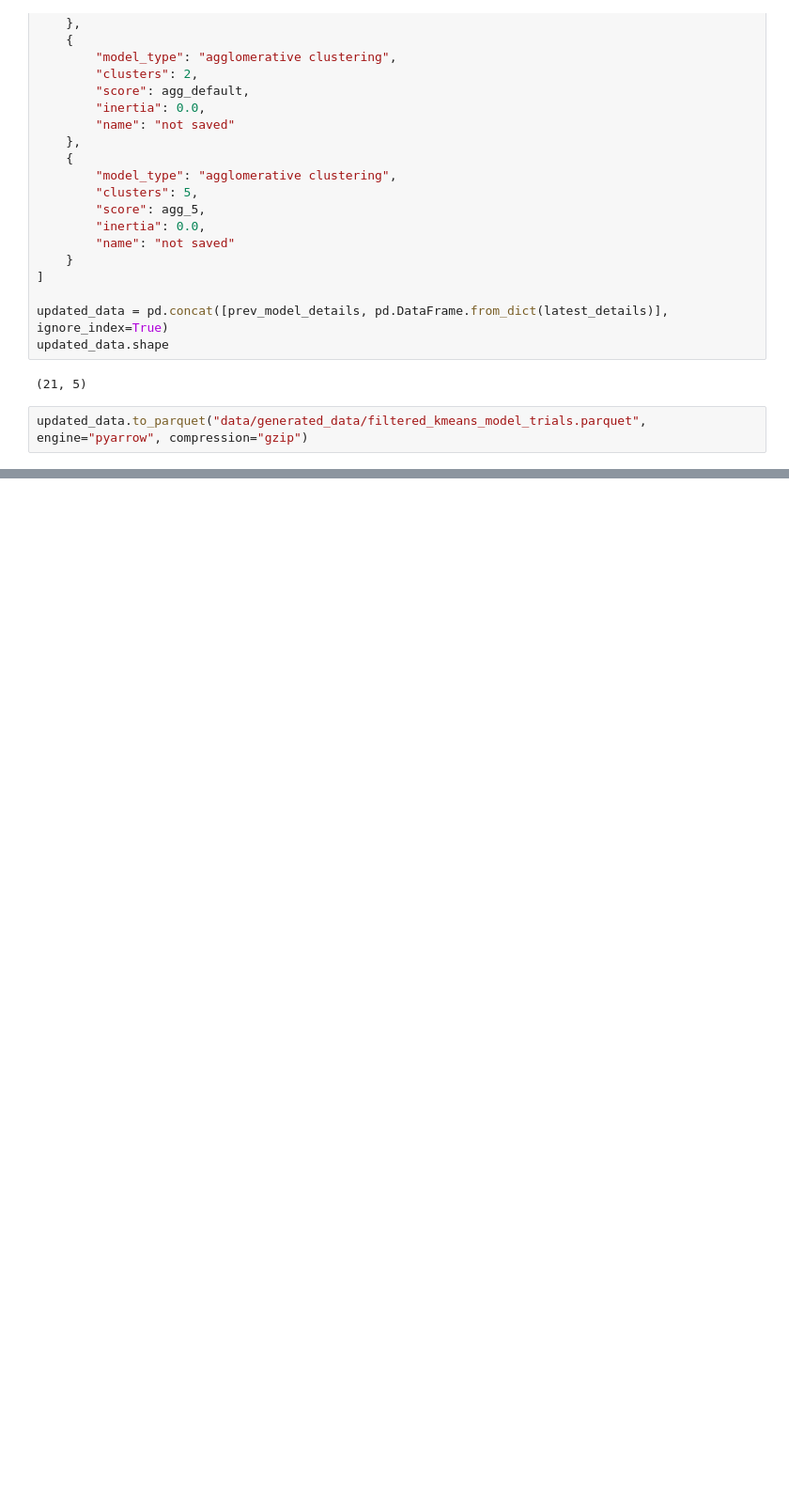
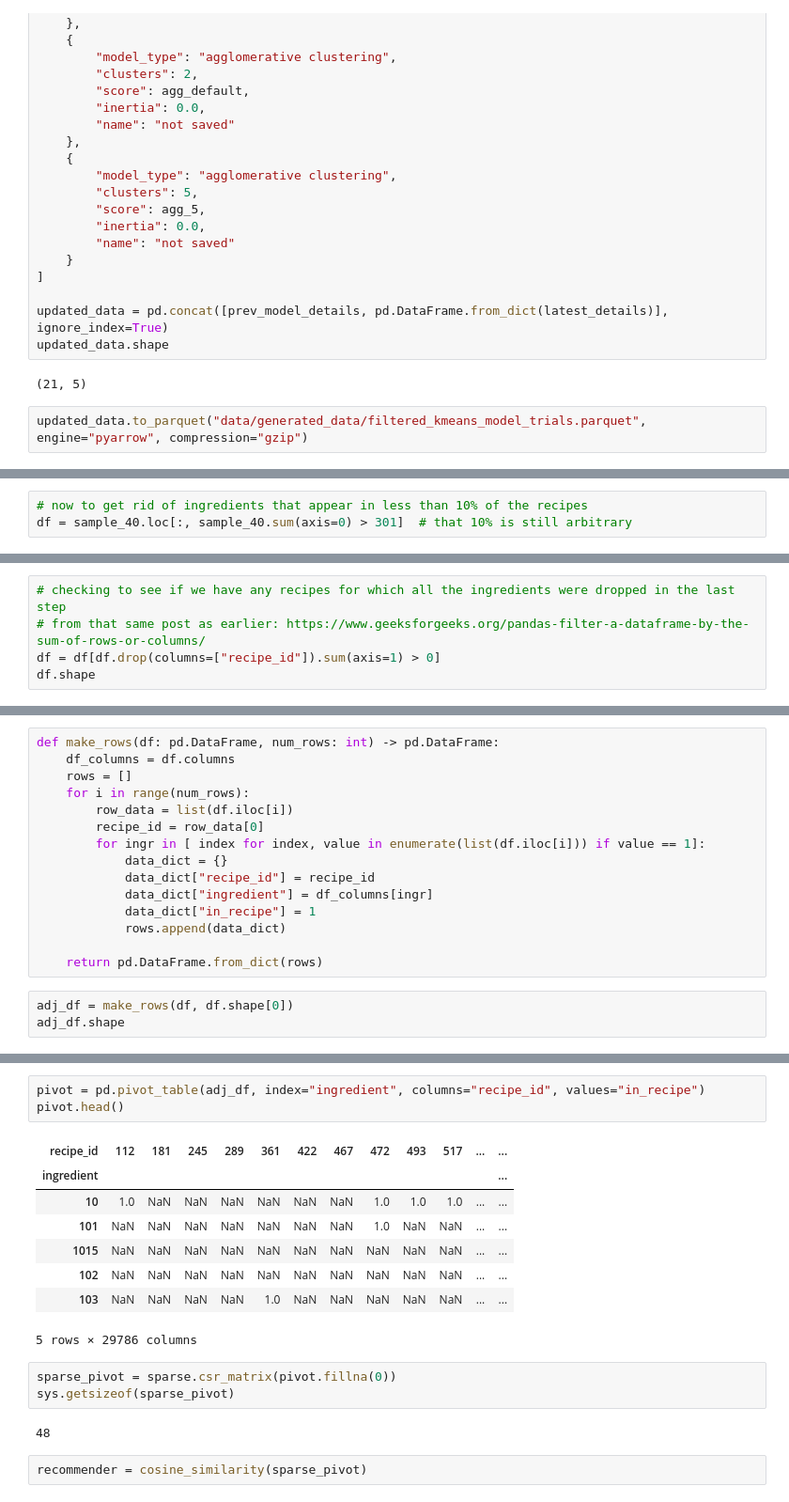
Before and after one commit to heath3conk/make-this, a Jupyter notebook: notebooks/cluster_model_trials.ipynb, the cells around one changed output, grey strips where cells are left out. Shown: that part at 94% size. Drawn from its saved outputs; the diff is of its cells as text; blank space fills up the shorter version.

Commit message:
App MVP & recommender model

```diff
--- a/notebooks/cluster_model_trials.ipynb
+++ b/notebooks/cluster_model_trials.ipynb
@@ -682,0 +728,3 @@ updated_data.to_parquet("data/generated_data/filtered_kmeans_model_trials.parque
+# %%
+# now to get rid of ingredients that appear in less than 10% of the recipes
+df = sample_40.loc[:, sample_40.sum(axis=0) > 301]  # that 10% is still arbitrary
@@ -682,0 +735,5 @@ updated_data.to_parquet("data/generated_data/filtered_kmeans_model_trials.parque
+# %%
+# checking to see if we have any recipes for which all the ingredients were dropped in the last step
+# from that same post as earlier: https://www.geeksforgeeks.org/pandas-filter-a-dataframe-by-the-sum-of-rows-or-columns/
+df = df[df.drop(columns=["recipe_id"]).sum(axis=1) > 0]
+df.shape
@@ -682,0 +746,18 @@ updated_data.to_parquet("data/generated_data/filtered_kmeans_model_trials.parque
+# %%
+def make_rows(df: pd.DataFrame, num_rows: int) -> pd.DataFrame:
+    df_columns = df.columns
+    rows = []
+    for i in range(num_rows):
+        row_data = list(df.iloc[i])
+        recipe_id = row_data[0]
+        for ingr in [ index for index, value in enumerate(list(df.iloc[i])) if value == 1]:
+            data_dict = {}
+            data_dict["recipe_id"] = recipe_id
+            data_dict["ingredient"] = df_columns[ingr]
+            data_dict["in_recipe"] = 1
+            rows.append(data_dict)
+
+    return pd.DataFrame.from_dict(rows)
+# %%
+adj_df = make_rows(df, df.shape[0])
+adj_df.shape
@@ -682,0 +775,19 @@ updated_data.to_parquet("data/generated_data/filtered_kmeans_model_trials.parque
+# %%
+pivot = pd.pivot_table(adj_df, index="ingredient", columns="recipe_id", values="in_recipe")
+pivot.head()
+# %% [output]
+| recipe_id | 112 | 181 | 245 | 289 | 361 | 422 | 467 | 472 | 493 | 517 | ... | ... |
+| ingredient |  |  |  |  |  |  |  |  |  |  |  | ... |
+| 10 | 1.0 | NaN | NaN | NaN | NaN | NaN | NaN | 1.0 | 1.0 | 1.0 | ... | ... |
+| 101 | NaN | NaN | NaN | NaN | NaN | NaN | NaN | 1.0 | NaN | NaN | ... | ... |
+| 1015 | NaN | NaN | NaN | NaN | NaN | NaN | NaN | NaN | NaN | NaN | ... | ... |
+| 102 | NaN | NaN | NaN | NaN | NaN | NaN | NaN | NaN | NaN | NaN | ... | ... |
+| 103 | NaN | NaN | NaN | NaN | 1.0 | NaN | NaN | NaN | NaN | NaN | ... | ... |
+5 rows × 29786 columns
+# %%
+sparse_pivot = sparse.csr_matrix(pivot.fillna(0))
+sys.getsizeof(sparse_pivot)
+# %% [output]
+48
+# %%
+recommender = cosine_similarity(sparse_pivot)
```
Also changed, not shown: parts of 48 cells of this notebook, 9 other files.
